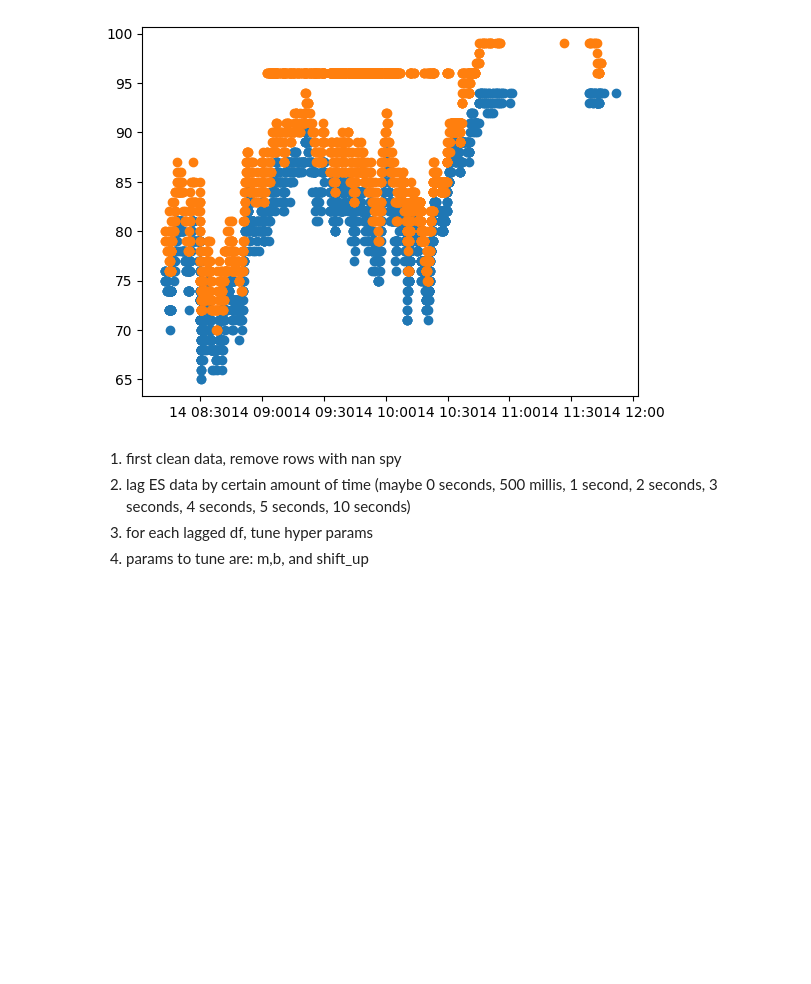
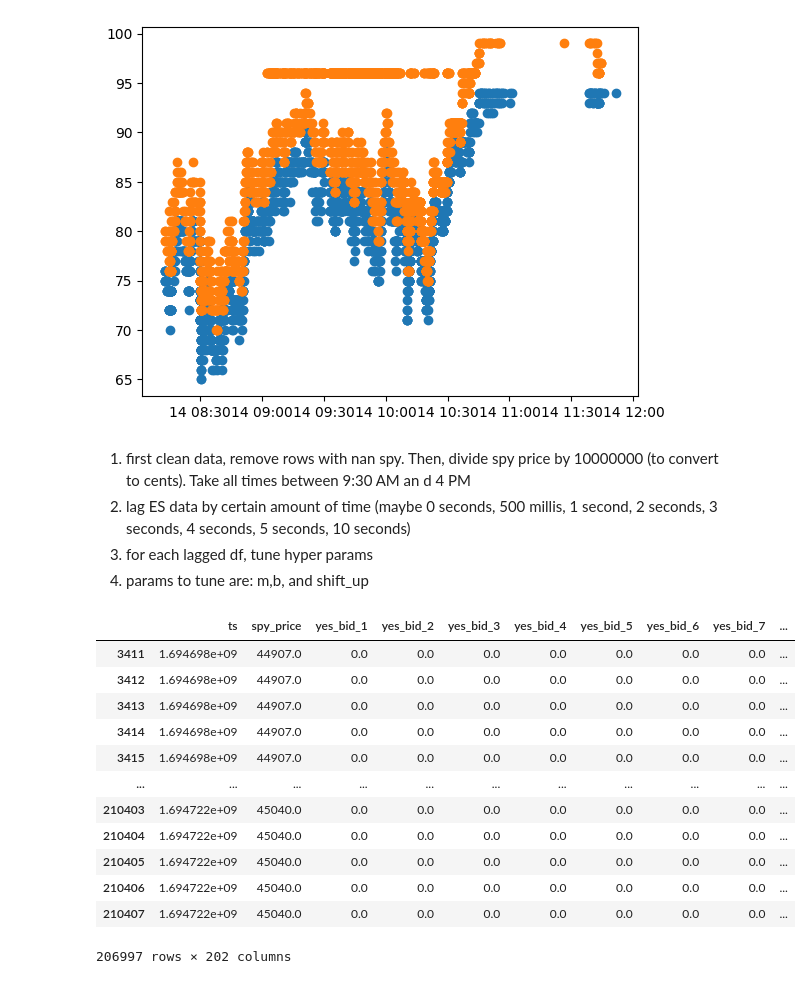
Before and after one commit to kamyarghiam/kalshi_bot, a Jupyter notebook: src/strategy/research/modeling/up_down_modeling.ipynb, the cells around one changed output. Drawn from its saved outputs; the diff is of its cells as text; code cells hidden in the pictures; blank space fills up the shorter version.

Commit message:
More progress on sigmoid model

```diff
--- a/src/strategy/research/modeling/up_down_modeling.ipynb
+++ b/src/strategy/research/modeling/up_down_modeling.ipynb
@@ -49,5 +27,53 @@ def sigmoid(x, width=1, shift_up=0.155):
 # %% [markdown]
-1. first clean data, remove rows with nan spy
+1. first clean data, remove rows with nan spy. Then, divide spy price by 10000000 (to convert to cents). Take all times between 9:30 AM an d 4 PM
 2. lag ES data by certain amount of time (maybe 0 seconds, 500 millis, 1 second, 2 seconds, 3 seconds, 4 seconds, 5 seconds, 10 seconds)
 3. for each lagged df, tune hyper params
 4. params to tune are: m,b, and shift_up
+# %%
+####### START HERE ############
+# Load data (instead of creating)
+import pandas as pd
+
+# LOAD DATA
+df = pd.read_csv("/Users/kamyarghiam/Desktop/kalshi_bot/src/data/local/research/INXZ_and_SPY_09142023.csv")
+
+# First remove any rows with nan spy (cleaned_df)
+cdf = df[df['spy_price'].notna()]
+cdf['spy_price'] /= 10000000
+cdf = cdf[(cdf.ts >= 1694698200) & (cdf.ts <= 1694721600)]
+
+# Next (skipped) lag the data
+...
+# %%
+import numpy as np
+from scipy.optimize import minimize
+
+# Finally, optimize
+start_day_price = 44907
+close_time_unix = 1694721600
+m = 0.025
+b = 170
+shift_up=0.155
+cdf['w'] = m * (close_time_unix - df.ts) + b
+cdf['sigmoid'] = (1 / (1 + np.exp(-cdf.spy_price * cdf.w))) + shift_up
+
+# result = minimize(
+#         lambda m, b, shift_up: abs(double_no_touch_option_price(S, L, U, T, std) - P),
+#         [0.025, 170, 0.155],
+#         method="Nelder-Mead",
+#     )
+#result.x
+# %% [output]
+|  | ts | spy_price | yes_bid_1 | yes_bid_2 | yes_bid_3 | yes_bid_4 | yes_bid_5 | yes_bid_6 | yes_bid_7 | ... |
+| 3411 | 1.694698e+09 | 44907.0 | 0.0 | 0.0 | 0.0 | 0.0 | 0.0 | 0.0 | 0.0 | ... |
+| 3412 | 1.694698e+09 | 44907.0 | 0.0 | 0.0 | 0.0 | 0.0 | 0.0 | 0.0 | 0.0 | ... |
+| 3413 | 1.694698e+09 | 44907.0 | 0.0 | 0.0 | 0.0 | 0.0 | 0.0 | 0.0 | 0.0 | ... |
+| 3414 | 1.694698e+09 | 44907.0 | 0.0 | 0.0 | 0.0 | 0.0 | 0.0 | 0.0 | 0.0 | ... |
+| 3415 | 1.694698e+09 | 44907.0 | 0.0 | 0.0 | 0.0 | 0.0 | 0.0 | 0.0 | 0.0 | ... |
+| ... | ... | ... | ... | ... | ... | ... | ... | ... | ... | ... |
+| 210403 | 1.694722e+09 | 45040.0 | 0.0 | 0.0 | 0.0 | 0.0 | 0.0 | 0.0 | 0.0 | ... |
+| 210404 | 1.694722e+09 | 45040.0 | 0.0 | 0.0 | 0.0 | 0.0 | 0.0 | 0.0 | 0.0 | ... |
+| 210405 | 1.694722e+09 | 45040.0 | 0.0 | 0.0 | 0.0 | 0.0 | 0.0 | 0.0 | 0.0 | ... |
+| 210406 | 1.694722e+09 | 45040.0 | 0.0 | 0.0 | 0.0 | 0.0 | 0.0 | 0.0 | 0.0 | ... |
+| 210407 | 1.694722e+09 | 45040.0 | 0.0 | 0.0 | 0.0 | 0.0 | 0.0 | 0.0 | 0.0 | ... |
+206997 rows × 202 columns
```
Also changed, not shown: parts of 4 cells of this notebook.
